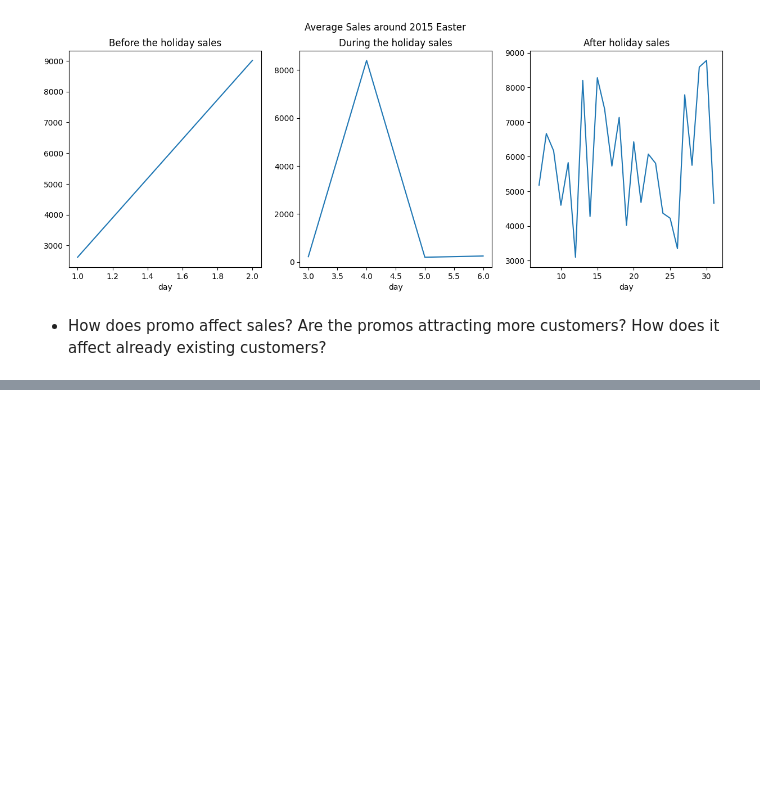
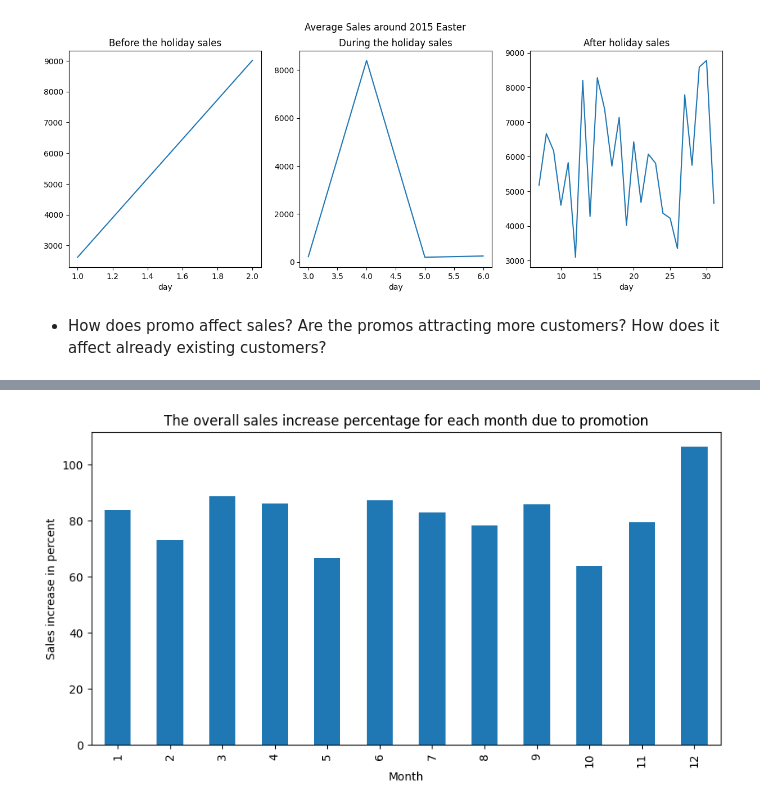
Before and after one commit to Nathnael12/pharmaceutical-sales-prediction, a Jupyter notebook: notbooks/data_exploration.ipynb, the cells around one changed output, grey strips where cells are left out. Cells and saved outputs as stored; diff of their text form; code cells hidden in the pictures; blank space fills up the shorter version.

```diff
--- a/notbooks/data_exploration.ipynb
+++ b/notbooks/data_exploration.ipynb
@@ -427,0 +408,15 @@ promo_sales.groupby(promo_sales.index.month).agg({"Sales":"mean"})
+# %%
+promo_sales_df=complete_train_date_indexed[complete_train_date_indexed["Promo"]==1]
+no_promo_sales_df=complete_train_date_indexed[complete_train_date_indexed["Promo"]==0]
+grand_sales=complete_train_date_indexed.groupby(complete_train_date_indexed.index.month).agg({"Sales":"mean"})
+grand_sales.rename(columns={"Sales":"avg Grand Sale"},inplace=True)
+# %%
+
+promo_sales=promo_sales_df.groupby(promo_sales_df.index.month).agg({"Sales":"mean"})["Sales"]
+no_promo_sales=no_promo_sales_df.groupby(no_promo_sales_df.index.month).agg({"Sales":"mean"})["Sales"]
+grand_sales["avg sales (promo)"]=promo_sales
+grand_sales["avg sales (no promo)"]=no_promo_sales
+grand_sales.index.name="Month"
+increased_by=np.round((grand_sales["avg sales (promo)"]-grand_sales["avg sales (no promo)"])/grand_sales["avg sales (no promo)"] *100,2)
+grand_sales["increased by %"]=increased_by
+grand_sales
@@ -427,0 +438,8 @@ promo_sales.groupby(promo_sales.index.month).agg({"Sales":"mean"})
+# %%
+ax = grand_sales["increased by %"].plot(kind="bar",figsize=(10,5))
+ax.set_title("The overall sales increase percentage for each month due to promotion")
+ax.set_xlabel("Month")
+ax.set_ylabel("Sales increase in percent")
+plt.show()
+# %% [output]
+[figure, added]
```
Also changed, not shown: parts of 19 cells of this notebook.
